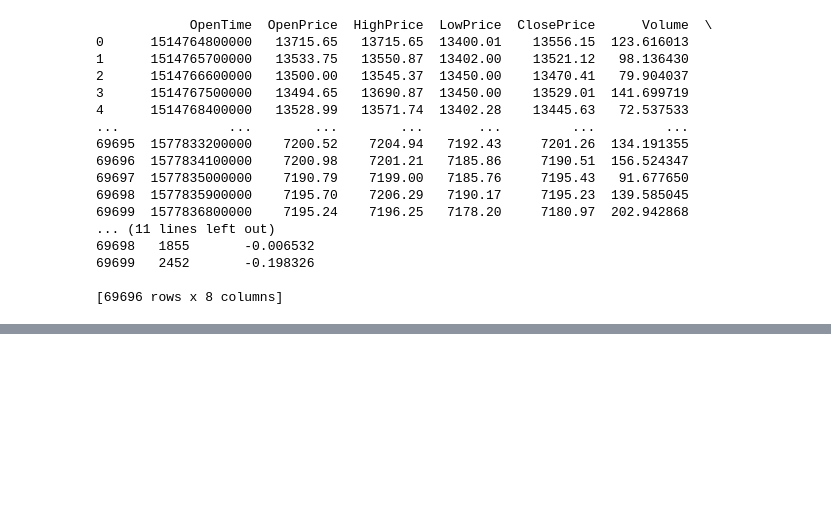
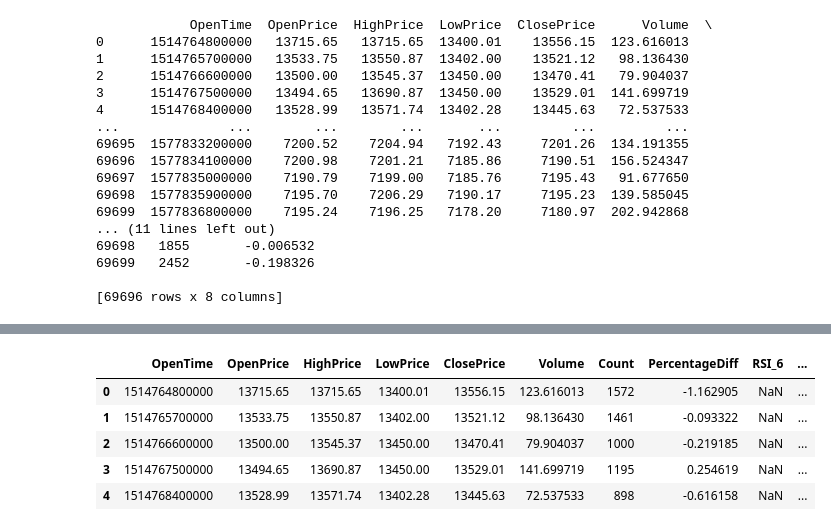
Before and after one commit to turkbayrakalp/SuperBot, a Jupyter notebook: Notebooks/6-Smaller_SVM.ipynb, the cells around one changed output, grey strips where cells are left out. Drawn from its saved outputs; the diff is of its cells as text; code cells hidden in the pictures; blank space fills up the shorter version.

```diff
--- a/Notebooks/6-Smaller_SVM.ipynb
+++ b/Notebooks/6-Smaller_SVM.ipynb
@@ -82,3 +82,48 @@ df.describe()
 | 50% | 1.546365e+12 | 7329.995000 | 7347.000000 | 7312.760000 | 7329.935000 | 290.045074 | 2324.000000 | 0.001265 |
 | 75% | 1.562111e+12 | 9126.277500 | 9153.000000 | 9099.595000 | 9126.205000 | 469.934738 | 3682.000000 | 0.145147 |
 | max | 1.577837e+12 | 17173.970000 | 17176.240000 | 17055.020000 | 17173.970000 | 9305.628362 | 64205.000000 | 9.505374 |
+# %%
+# Function to calculate RSI
+def calculate_rsi(data, window):
+    delta = data.diff()
+    gain = ((delta.where(delta > 0, 0)).rolling(window=window).mean())
+    loss = ((-delta.where(delta < 0, 0)).rolling(window=window).mean())
+
+    rs = gain / loss
+    rsi = 100 - (100 / (1 + rs))
+    return rsi
+
+# Function to calculate PSY
+def calculate_psy(data, period=6):
+    difference = data.diff()
+    psy = (difference > 0).rolling(window=period).sum() / period * 100
+    return psy
+
+# Function to calculate ROI
+def calculate_roi(data, period=1):
+    roi = ((data - data.shift(period)) / data.shift(period)) * 100
+    return roi
+
+# Add RSI with a 6-day window
+df['RSI_6'] = calculate_rsi(df['ClosePrice'], window=6)
+
+# Add PSY with a 6-day window
+df['PSY_6'] = calculate_psy(df['ClosePrice'], period=6)
+
+# Add ROI (Return on Investment)
+df['ROI'] = calculate_roi(df['ClosePrice'])
+
+# Add Moving Average with a 144-day window
+df['MA144'] = df['ClosePrice'].rolling(window=144).mean()
+
+# Add Exponential Moving Average with a 144-day window
+df['EMA144'] = df['ClosePrice'].ewm(span=144, adjust=False).mean()
+
+df.head()  # Show the DataFrame head to verify the new columns
+# %% [output]
+|  | OpenTime | OpenPrice | HighPrice | LowPrice | ClosePrice | Volume | Count | PercentageDiff | RSI_6 | ... |
+| 0 | 1514764800000 | 13715.65 | 13715.65 | 13400.01 | 13556.15 | 123.616013 | 1572 | -1.162905 | NaN | ... |
+| 1 | 1514765700000 | 13533.75 | 13550.87 | 13402.00 | 13521.12 | 98.136430 | 1461 | -0.093322 | NaN | ... |
+| 2 | 1514766600000 | 13500.00 | 13545.37 | 13450.00 | 13470.41 | 79.904037 | 1000 | -0.219185 | NaN | ... |
+| 3 | 1514767500000 | 13494.65 | 13690.87 | 13450.00 | 13529.01 | 141.699719 | 1195 | 0.254619 | NaN | ... |
+| 4 | 1514768400000 | 13528.99 | 13571.74 | 13402.28 | 13445.63 | 72.537533 | 898 | -0.616158 | NaN | ... |
```
Also changed, not shown: parts of 5 cells of this notebook.
